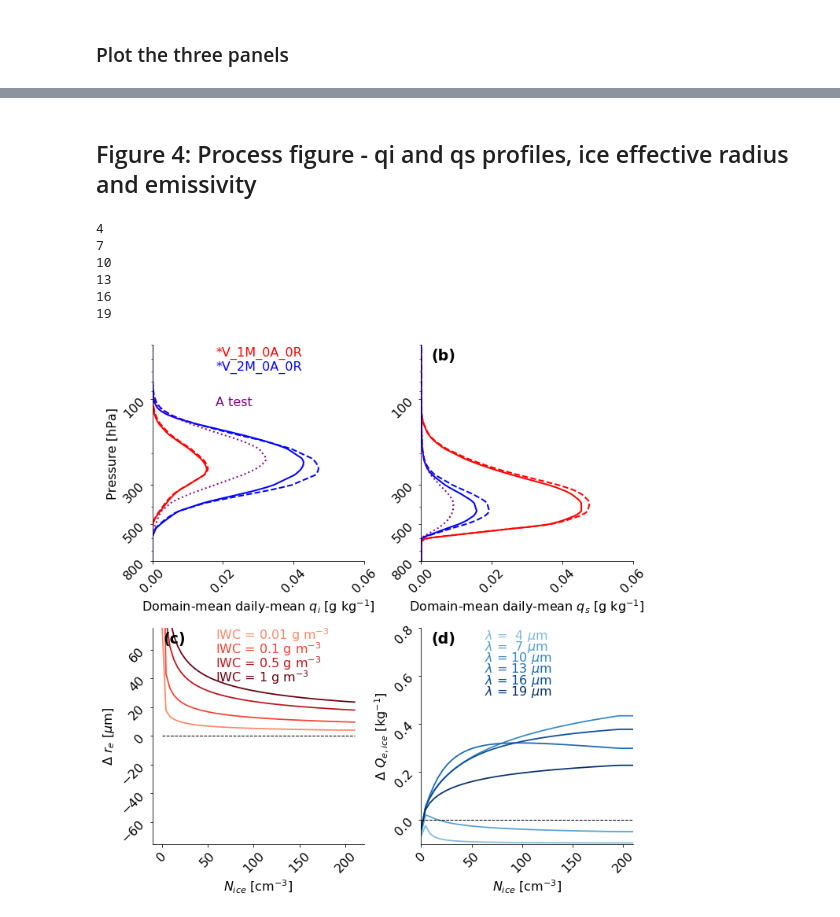
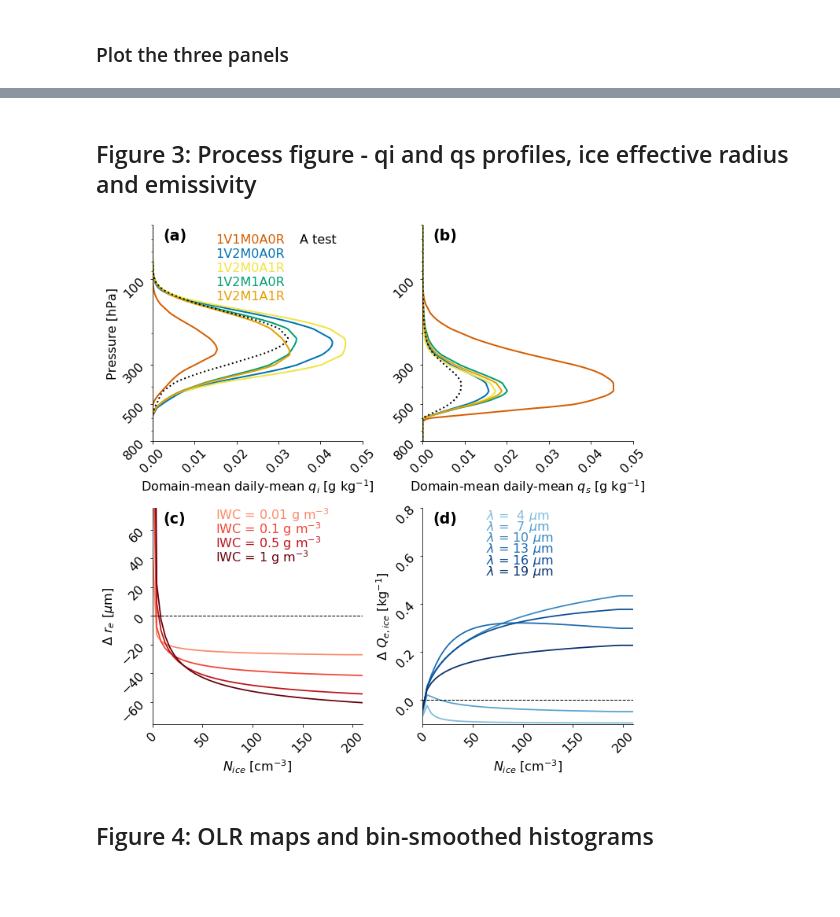
Before and after one commit to sylviasullivan/ice-microp-rad, a Jupyter notebook: Figures_article1.ipynb, the cells around one changed output, grey strips where cells are left out. Saved outputs shown, nothing was run; the diff lists cells and outputs as text; code cells hidden in the pictures; blank space fills up the shorter version.

```diff
--- a/Figures_article1.ipynb
+++ b/Figures_article1.ipynb
@@ -37,2 +22,5 @@ def sexy_axes2(ax, fs, ylab):
+# %%
+farbe = sim_colors()
+stil = sim_ls()
 # %% [markdown]
 # Figure 1: Motivational heating profiles, domain topography, and vertical grid spacing
@@ -423,22 +249,18 @@ fig.savefig('./output/2-olr-comparison.pdf',bbox_inches='tight')
 # %%
 # Load the simulation heating rate profiles.
-sims = ['1mom', 'no2mom', 'novgrid', '2mom', 'radnovgrid', 'rad2mom', 'PDA'] #, 'Atest'
-#sims = ['1mom', 'no2mom', 'novgrid', '2mom', 'radnovgrid', 'PDA', 'rad2mom']
-acronym = ['*V_1M_0A_0R', '', '*V_2M_0A_0R', '', '*V_2M_0A_1R', '', '*V_2M_1A_0R']
-#acronym = ['Simulations 1-2', '', 'Simulation 3', '', 'Simulation 4', '', 'Simulation 5']
+sims = ['0V1M0A0R', '1V1M0A0R', '0V2M0A0R', '1V2M0A0R', '0V2M0A1R', '1V2M0A1R', '0V2M1A0R',
+        '1V2M1A0R', '0V2M1A1R', '1V2M1A1R'] #  'Atest'
+#sims = ['Simulations 1-2', '', 'Simulation 3', '', 'Simulation 4', '', 'Simulation 5']
 H = np.zeros((len(sims)+2, 120))
 
 # Load the pressure levels
 pl = np.loadtxt('./remapping/PMEAN_48-72.txt')
-farbe = ['red', 'red', 'blue', 'blue', 'goldenrod', 'goldenrod','green','purple']
-#farbe = ['red', 'red', 'blue', 'blue', 'goldenrod', 'goldenrod','purple','green']
-stil = ['--', '-', '--', '-', '--', '-' , '-', ':']
 # %%
 cp = 1080   # constant pressure heat capacity
 cv = 718    # constant volume heat capacity
 for j, s in enumerate(sims):
     # Take the average over the first dimension - 24 hours.
-    vals = np.load('./output/H_' + s + '_PL2.npy')
+    vals = np.load('output/Zenodo-article1/H_' + s + '_PL2.npy')
     vals = vals[:,0] + vals[:,1]
     # We have to use cv not cp to calculate the heating rates from ICON as it calculates on model levels.
     H[j] = cv/cp*np.nanmedian(vals, axis=0)
@@ -500,8 +319,8 @@ fig.savefig('./output/4-heating-profiles-4.pdf',bbox_inches='tight')
 # %% [markdown]
-## Figure 4: Process figure - qi and qs profiles, ice effective radius and emissivity
+## Figure 3: Process figure - qi and qs profiles, ice effective radius and emissivity
 # %%
-sims = ['1mom', 'no2mom', 'novgrid', '2mom', 'radnovgrid', 'rad2mom', 'PDA', 'Atest']
-acronym = ['*V_1M_0A_0R', '', '*V_2M_0A_0R', '', '*V_2M_0A_1R', '', '*V_2M_1A_0R', 'A test']
+sims = ['0V1M0A0R', '1V1M0A0R', '0V2M0A0R', '1V2M0A0R', '0V2M0A1R', '1V2M0A1R', '0V2M1A0R',
+        '1V2M1A0R', '0V2M1A1R', '1V2M1A1R', 'Atest']
 
 # Load the ice and snow mass mixing ratio profiles.
 QI = np.zeros((len(sims), 120))  # second dimension = level number
@@ -565,62 +384,56 @@ for ci in cubic_interp:
 # %%
 fs = 16
 fig, ax = plt.subplots(nrows=2,ncols=2,figsize=(10,10))
-for j, ice, snow, a in zip(np.arange(len(sims)), QI, QS, acronym):
-    if j < 4 or j == 7:
-        ax[0,0].plot(ice*1000, pl/100, linewidth=2, ls = stil[j], color=farbe[j])
-        ax[0,1].plot(snow*1000, pl/100, linewidth = 2, ls = stil[j], color=farbe[j])
-    #if a != 'A test':
-        ax[0,0].text(0.3, 0.95-j*0.033, a, color=farbe[j], fontsize=fs, transform=ax[0,0].transAxes)
-    #else:
-    #    ax[0,0].text(0.3, 0.95-(j+1)*0.033, a, color=farbe[j], fontsize=fs, transform=ax[0,0].transAxes)
-
-ax[0,0].set_xlim([0,0.06])
-ax[0,0].set_xlabel(r'Domain-mean daily-mean $q_i$ [g kg$^{-1}$]',fontsize=fs)
-#ax[0,0].text(0.05,0.93,'(a)',fontsize=fs+3,weight='bold',transform=ax[0,0].transAxes)
+for j, ice, snow, a in zip(np.arange(len(sims)), QI, QS, sims):
+    if j%2 != 0:
+        ax[0,0].plot(ice*1000, pl/100, linewidth=2, ls = stil[a[:2]], color=farbe[a])
+        ax[0,1].plot(snow*1000, pl/100, linewidth = 2, ls = stil[a[:2]], color=farbe[a])
+        ax[0,0].text(0.3, 0.95-j*0.033, a, color=farbe[a], fontsize=fs, transform=ax[0,0].transAxes)
+    if a == 'Atest':
+        ax[0,0].plot(ice*1000, pl/100, linewidth=2, ls = ':', color='k')
+        ax[0,1].plot(snow*1000, pl/100, linewidth=2, ls = ':', color='k')
+        ax[0,0].text(0.7, 0.917, 'A test', color='k', fontsize=fs, transform=ax[0,0].transAxes)
+ax[0,0].set_xlim([0, 0.05])
+ax[0,0].set_xlabel(r'Domain-mean daily-mean $q_i$ [g kg$^{-1}$]', fontsize=fs)
+ax[0,0].text(0.05, 0.93, '(a)', fontsize=fs+3, weight='bold', transform=ax[0,0].transAxes)
 sexy_axes2(ax[0,0], fs, True)
 
-ax[0,1].set_xlim([0,0.06])
+ax[0,1].set_xlim([0, 0.05])
 ax[0,1].set_xlabel(r'Domain-mean daily-mean $q_s$ [g kg$^{-1}$]',fontsize=fs)
 ax[0,1].text(0.05,0.93,'(b)',fontsize=fs+3,weight='bold',transform=ax[0,1].transAxes)
 sexy_axes2(ax[0,1], fs, False)
 
 cmapz = cm.Reds(np.linspace(0,1,6))
 for i in np.arange(4):
-    ax[1,0].plot(N,re_new[i], linewidth=1.75, color=cmapz[i+2])
-    #ax[1,0].plot(N,re_old[i],linewidth=1.75,linestyle='--',color=cmapz[i+2])
+    ax[1,0].plot(N,re_new[i]-re_old[i], linewidth=1.75, color=cmapz[i+2])
     ax[1,0].text(0.3,0.95-i*0.066, 'IWC = '+str(iwc[i]) + ' g m$^{-3}$', color=cmapz[i+2],
                 transform=ax[1,0].transAxes, fontsize=fs)
 ax[1,0].plot([0,210],[0,0],linewidth=1,linestyle='--',color='k')
-#ax[1,0].set_xlim([0,210])
+ax[1,0].set_xlim([0,210])
 ax[1,0].set_ylim([-75,75])
 ax[1,0].set_xlabel(r'$N_{ice}$ [cm$^{-3}$]',fontsize=fs)
 ax[1,0].set_ylabel('$\Delta$ $r_e$ [$\mu$m]',fontsize=fs)
 ax[1,0].text(0.05,0.93,'(c)',fontsize=fs+3,weight='bold',transform=ax[1,0].transAxes)
 sexy_axes(ax[1,0],fs)
 
 cmapz = cm.Blues(np.linspace(0,1,len(wavel_sub)+4))
 for i, wl in enumerate(wavel_sub):
-    print(wl)
     ax[1,1].plot(N, kappa_new[i]-kappa_old[i], linewidth=1.75, color=cmapz[i+4])
     #ax[1,1].plot(N, kappa_old[i], linestyle='--', linewidth=1.75, color=cmapz[i+4])
     ax[1,1].text(0.3,0.95-i*0.052, r'$\lambda$ =' + '{0:3.0f}'.format(wl)+r' $\mu$m', color=cmapz[i+4],
                 transform=ax[1,1].transAxes, fontsize=fs)
 
 ax[1,1].plot([0,210],[0,0],linewidth=1,linestyle='--',color='k')
 ax[1,1].set_xlim([0,210])
 ax[1,1].set_ylim([-0.1,0.8])
 ax[1,1].set_xlabel(r'$N_{ice}$ [cm$^{-3}$]',fontsize=fs)
 ax[1,1].set_ylabel(r'$\Delta$ $Q_{e, ice}$ [kg$^{-1}$]',fontsize=fs)
 ax[1,1].text(0.05,0.93,'(d)',fontsize=fs+3,weight='bold',transform=ax[1,1].transAxes)
 sexy_axes(ax[1,1],fs)
 
 fig.tight_layout()
-fig.savefig('./output/4-qi-qs-reff-emiss-1.pdf',bbox_inches='tight')
+#fig.savefig('./output/qi-qs-reff-ext.pdf',bbox_inches='tight')
 # %% [output]
-4
-7
-10
-13
-16
-19
-[figure, old version]
+[figure, new version]
+# %% [markdown]
+## Figure 4: OLR maps and bin-smoothed histograms
```
Also changed, not shown: parts of 35 cells of this notebook, 8 other files.
